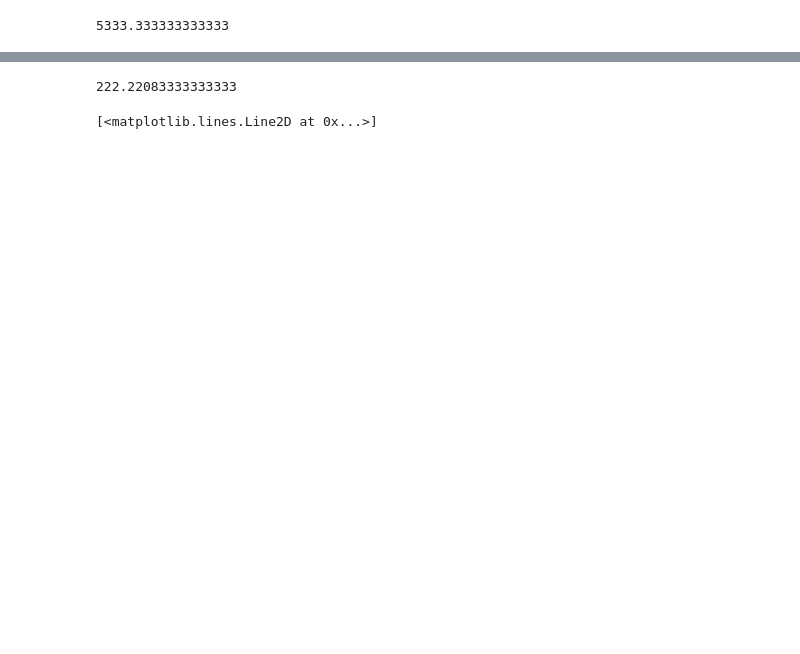
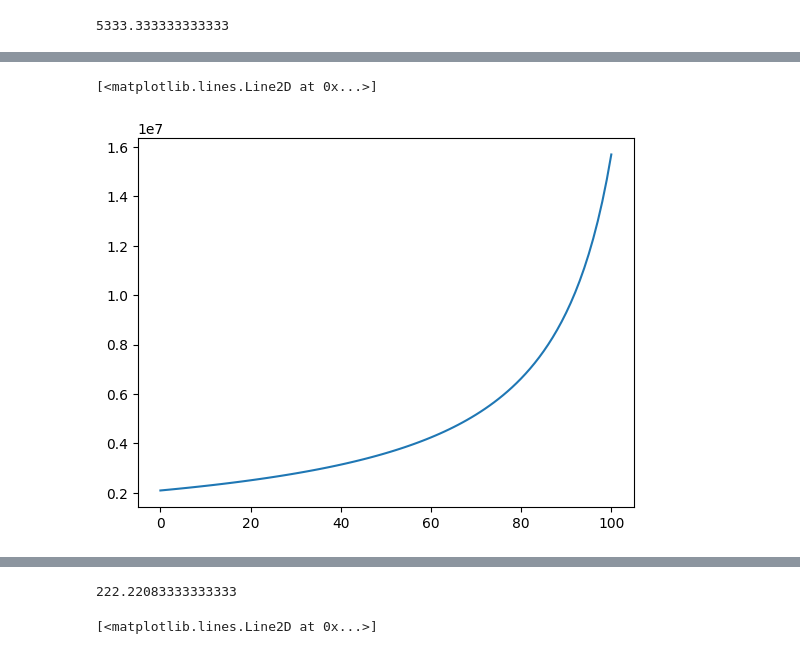
Before and after one commit to wilkieolin/system_flow, a Jupyter notebook: vary_hlt.ipynb, the cells around one changed output, grey strips where cells are left out. Saved outputs shown, nothing was run; the diff lists cells and outputs as text; code cells hidden in the pictures; blank space fills up the shorter version.

```diff
--- a/vary_hlt.ipynb
+++ b/vary_hlt.ipynb
@@ -113 +116,6 @@ res = [vary_l1t_accept(r) for r in l1t_reductions]
+# %%
+plt.plot(all_power)
+# %% [output]
+[<matplotlib.lines.Line2D at 0x...>]
+[figure, added]
 # %%
```
Also changed, not shown: parts of 31 cells of this notebook, 9 other files.
